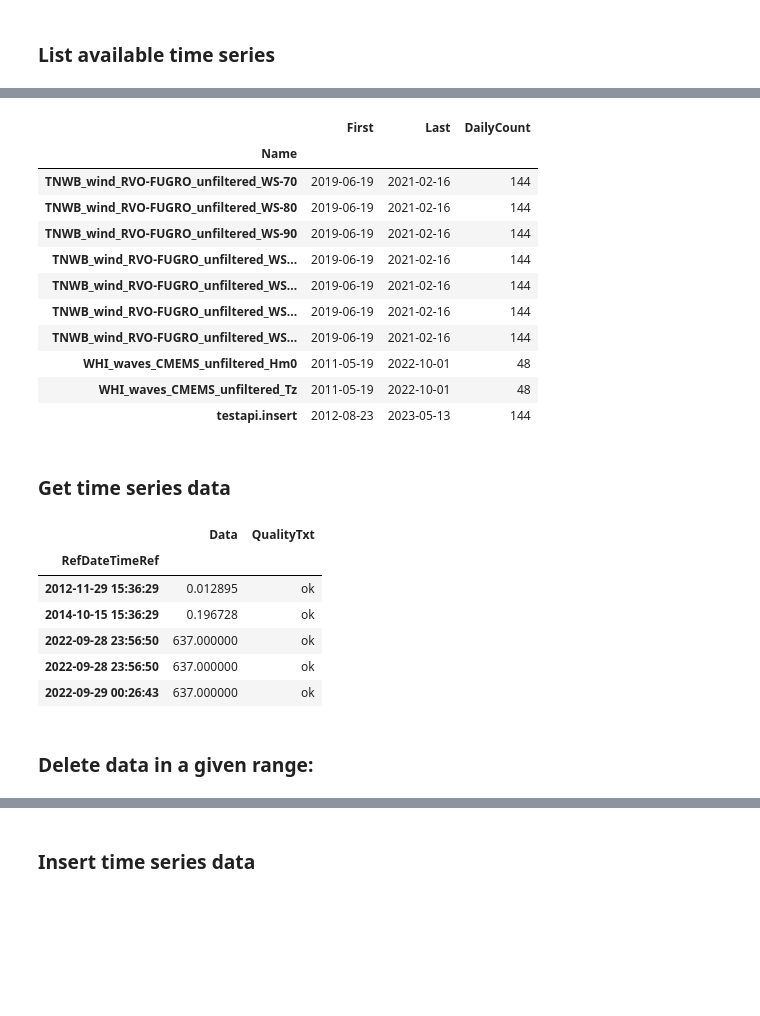
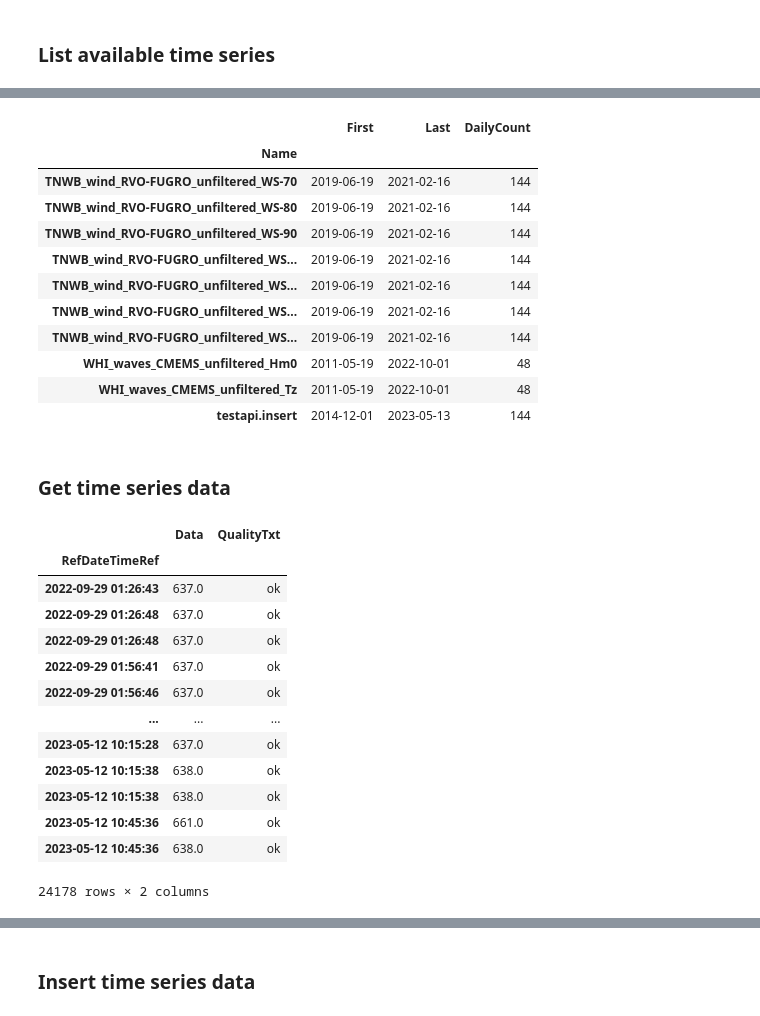
Before and after one commit to DHI/watobs, a Jupyter notebook: notebooks/DIMSFARM_example.ipynb, the cells around one changed output, grey strips where cells are left out. Cells and saved outputs as stored; diff of their text form; code cells hidden in the pictures; blank space fills up the shorter version.

```diff
--- a/notebooks/DIMSFARM_example.ipynb
+++ b/notebooks/DIMSFARM_example.ipynb
@@ -14,8 +14,8 @@ assert api_key is not None
 # %% [markdown]
 ### Connect to DIMS.FARM REST API
 # %%
-dfr = DatafarmRepository(api_key)
-dfr.connect()
+repo = DatafarmRepository(api_key)
+repo.connect()
 # %% [markdown]
 ### List available time series
 # %%
@@ -31,7 +30,7 @@ WARNING:root:Unauthorized. Reconnecting...
 | {3C93FFDB-C352-11ED-B2F7-1831BF2D... | 2090 | WHI_waves_CMEMS_unfiltered_Tz | 2023-03-20 18:25:15 | WHI_waves_CMEMS_unfiltered_Tz | Average zero crossing wave period... | WHI | Tz | ... |
 | {7B4D3518-EE55-11ED-B2FB-1831BF2D... | 2091 | testapi.insert | 2023-05-25 12:21:41 | testapi.insert |  |  |  | ... |
 # %%
-dfr.get_statistics(time_series_list['EntityID'].iloc[-10:])
+repo.get_statistics(time_series_list['EntityID'].iloc[-10:])
 # %% [output]
 |  | First | Last | DailyCount |
 | Name |  |  |  |
@@ -44,23 +43,27 @@ dfr.get_statistics(time_series_list['EntityID'].iloc[-10:])
 | TNWB_wind_RVO-FUGRO_unfiltered_WS... | 2019-06-19 | 2021-02-16 | 144 |
 | WHI_waves_CMEMS_unfiltered_Hm0 | 2011-05-19 | 2022-10-01 | 48 |
 | WHI_waves_CMEMS_unfiltered_Tz | 2011-05-19 | 2022-10-01 | 48 |
-| testapi.insert | 2012-08-23 | 2023-05-13 | 144 |
+| testapi.insert | 2014-12-01 | 2023-05-13 | 144 |
 # %% [markdown]
 ### Get time series data
 # %%
-data = dfr.get_data(
+data = repo.get_data(
     time_series_id="testapi.insert",
-    limit=5,
     ascending=True
 )
 data
 # %% [output]
 |  | Data | QualityTxt |
 | RefDateTimeRef |  |  |
-| 2012-11-29 15:36:29 | 0.012895 | ok |
-| 2014-10-15 15:36:29 | 0.196728 | ok |
-| 2022-09-28 23:56:50 | 637.000000 | ok |
-| 2022-09-28 23:56:50 | 637.000000 | ok |
-| 2022-09-29 00:26:43 | 637.000000 | ok |
+| 2022-09-29 01:26:43 | 637.0 | ok |
+| 2022-09-29 01:26:48 | 637.0 | ok |
+| 2022-09-29 01:26:48 | 637.0 | ok |
+| 2022-09-29 01:56:41 | 637.0 | ok |
+| 2022-09-29 01:56:46 | 637.0 | ok |
+| ... | ... | ... |
+| 2023-05-12 10:15:28 | 637.0 | ok |
+| 2023-05-12 10:15:38 | 638.0 | ok |
+| 2023-05-12 10:15:38 | 638.0 | ok |
+| 2023-05-12 10:45:36 | 661.0 | ok |
+| 2023-05-12 10:45:36 | 638.0 | ok |
+24178 rows × 2 columns
-# %% [markdown]
-### Delete data in a given range:
```
Also changed, not shown: parts of 14 cells of this notebook, 1 other file.
